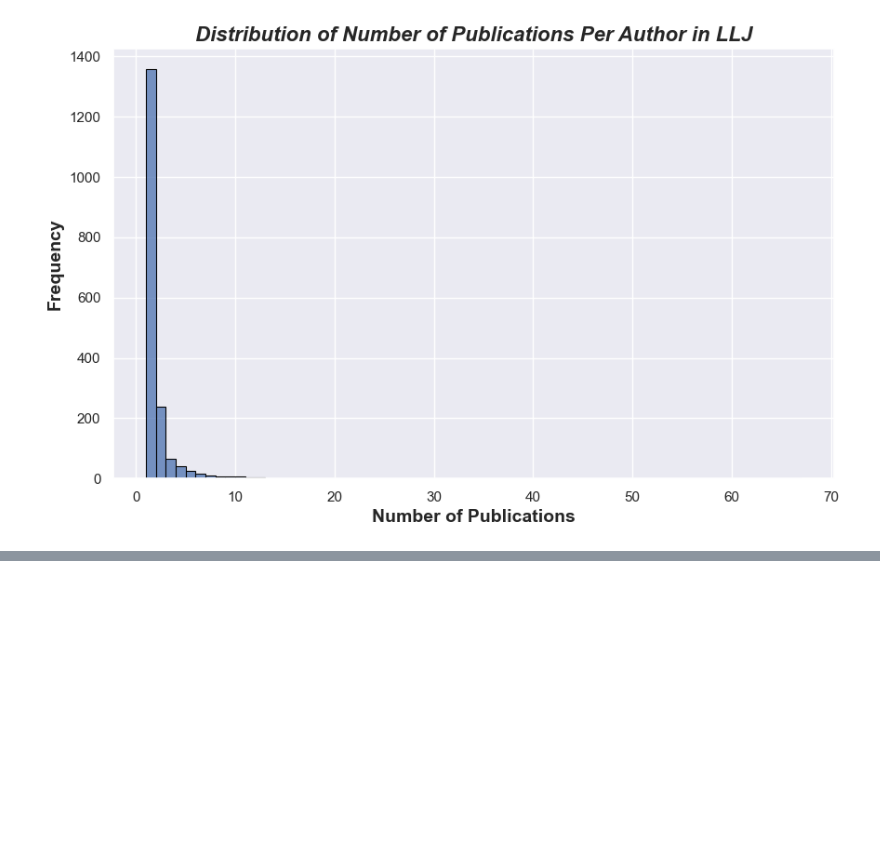
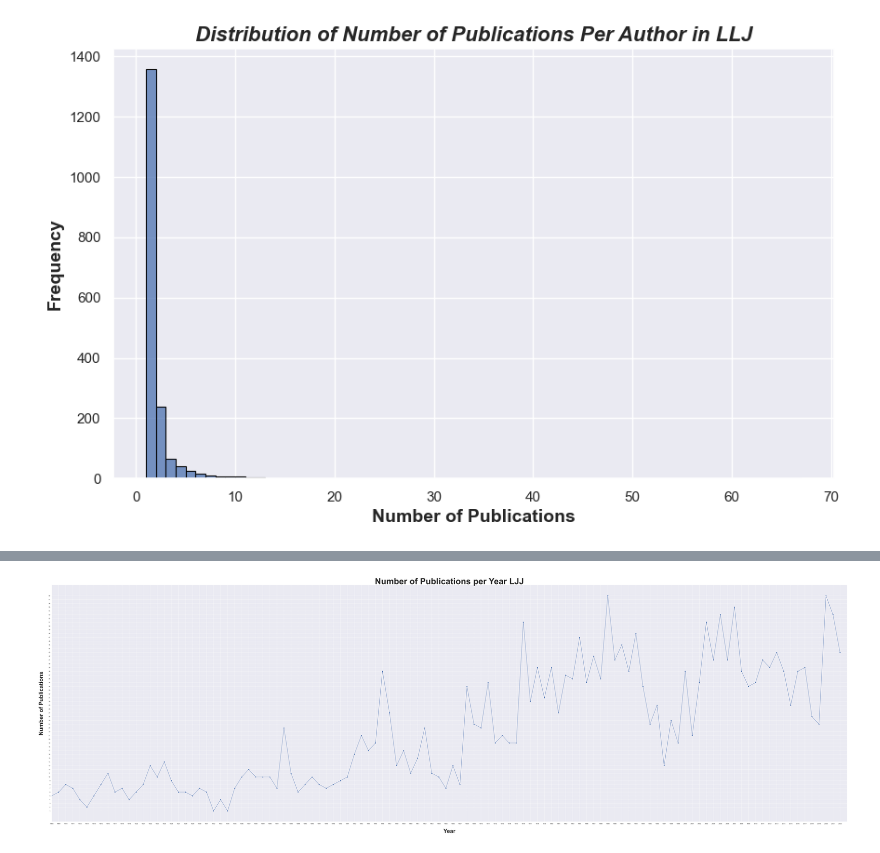
Before and after one commit to mattclem9/LLJSpectrum, a Jupyter notebook: Code/lljspec.ipynb, the cells around one changed output, grey strips where cells are left out. Drawn from its saved outputs; the diff is of its cells as text; code cells hidden in the pictures; blank space fills up the shorter version.

```diff
--- a/Code/lljspec.ipynb
+++ b/Code/lljspec.ipynb
@@ -392,0 +414,7 @@ plt.show()
+# %%
+dflljyear = dfllj.dropna(subset=['Author'])
+dflljyear.reset_index(drop=True, inplace=True)
+# %%
+dflljyear.loc[:, 'Year'] = dflljyear.loc[:, 'Citation'].apply(lambda x: extract_years_multiple(x))
+# %%
+year_counts_llj = dflljyear['Year'].value_counts().sort_index()
@@ -392,0 +428,10 @@ plt.show()
+# %%
+plt.figure(figsize=(100, 30))
+plt.plot(year_counts_llj.index, year_counts_llj.values, marker='o', linestyle='-')
+plt.xlim(left = 0, right = 113)
+plt.yticks(range(min(year_counts_llj.values), max(year_counts_llj.values)+1, 1))
+plt.title('Number of Publications per Year LJJ', fontsize=60, fontweight = 'bold')
+plt.xlabel('Year', fontsize=40, fontweight = 'bold', labelpad=30)
+plt.ylabel('Number of Publications', fontweight = 'bold', fontsize=40, labelpad=30)
+# %% [output]
+[figure, added]
```
Also changed, not shown: parts of 13 cells of this notebook, 10 other files.
